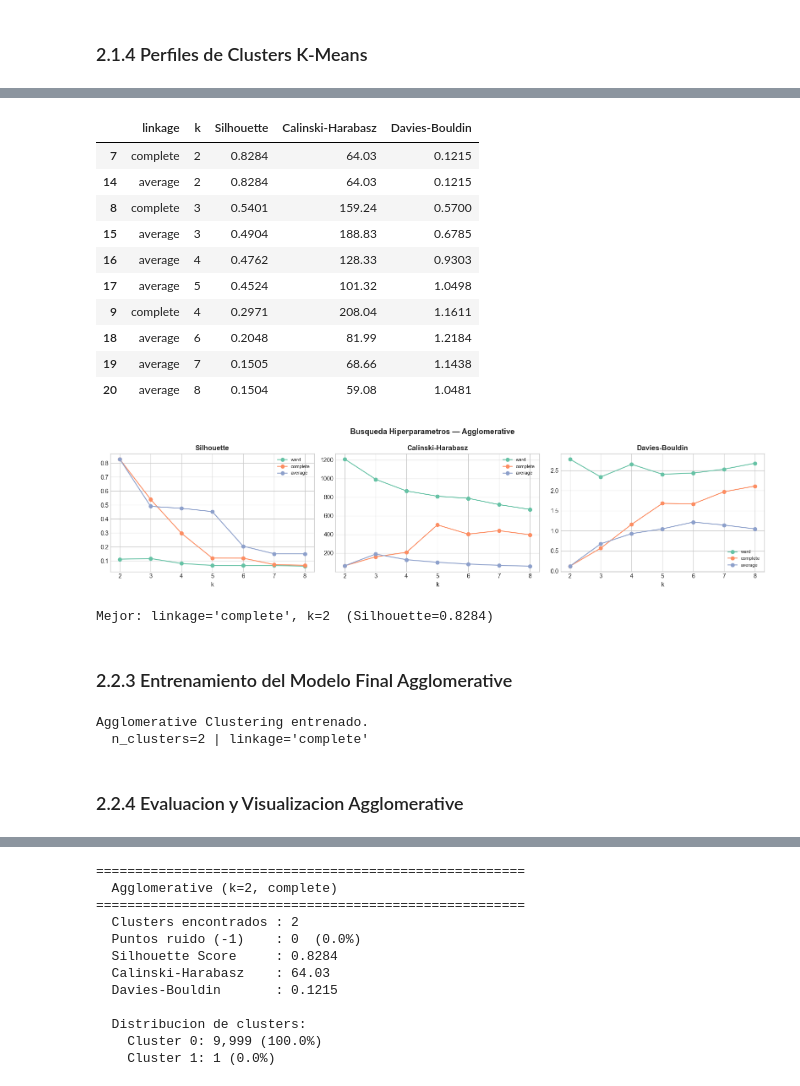
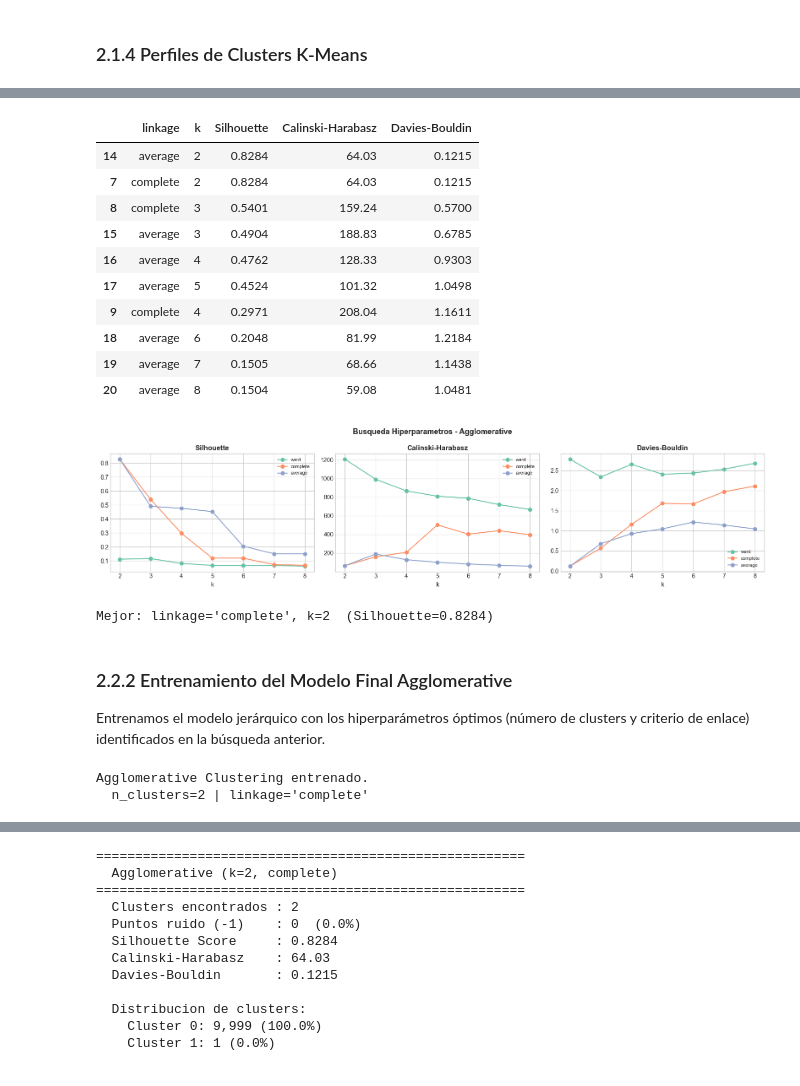
Before and after one commit to aspd-2501/Lab4-AM, a Jupyter notebook: Lab4.ipynb, the cells around one changed output, grey strips where cells are left out. Drawn from its saved outputs; the diff is of its cells as text; code cells hidden in the pictures.

```diff
--- a/Lab4.ipynb
+++ b/Lab4.ipynb
@@ -397,27 +346,21 @@ Con base en los hallazgos de la exploración, aplicamos las siguientes transform
 # %%
 df_clean = df.copy()
 
-# ── 1. Eliminar columnas no pertinentes ────────────────────────────────────────
+# Eliminar columnas no pertinentes
 # Columna índice (si existe)
 drop_cols = [c for c in df_clean.columns if c.lower() in ['unnamed: 0', 'id']]
 if drop_cols:
     df_clean.drop(columns=drop_cols, inplace=True)
     print(f"Columnas índice eliminadas: {drop_cols}")
 
-# ── 2. Separar variable de referencia (satisfacción) ──────────────────────────
-if 'satisfaction' in df_clean.columns:
-    satisfaction_ref = df_clean['satisfaction'].copy()
-    df_clean.drop(columns=['satisfaction'], inplace=True)
-    print(f"'satisfaction' separada como referencia cualitativa ({satisfaction_ref.nunique()} valores únicos).")
-
-# ── 3. Tratar valores nulos ────────────────────────────────────────────────────
+# Tratar valores nulos
 nulos_antes = df_clean.isnull().sum().sum()
 # Imputar columnas numéricas con mediana (robusto a outliers)
 for col in df_clean.select_dtypes(include=[np.number]).columns:
     if df_clean[col].isnull().any():
         mediana = df_clean[col].median()
         df_clean[col].fillna(mediana, inplace=True)
-        print(f"  → '{col}': nulos imputados con mediana ({mediana:.2f})")
+        print(f" '{col}': nulos imputados con mediana ({mediana:.2f})")
 
 # Imputar columnas categóricas con moda
 for col in df_clean.select_dtypes(include='object').columns:
@@ -429,13 +372,13 @@ for col in df_clean.select_dtypes(include='object').columns:
 nulos_despues = df_clean.isnull().sum().sum()
 print(f"\nNulos antes: {nulos_antes} | Después: {nulos_despues}")
 
-# ── 4. Eliminar duplicados ─────────────────────────────────────────────────────
+# Eliminar duplicados
 n_dup = df_clean.duplicated().sum()
 df_clean.drop_duplicates(inplace=True)
 df_clean.reset_index(drop=True, inplace=True)
 print(f"\n Duplicados eliminados: {n_dup}")
 
-# ── 5. Corregir valores de calificaciones fuera de rango [0,5] ────────────────
+# Corregir valores de calificaciones fuera de rango [0,5]
 rating_cols = [c for c in df_clean.select_dtypes(include=[np.number]).columns
                if df_clean[c].max() <= 6 and df_clean[c].min() >= 0 and df_clean[c].nunique() <= 7]
 for col in rating_cols:
@@ -759,7 +705,7 @@ resultados['K-Means'] = res_kmeans
 df_perfiles = X_raw.copy()
 df_perfiles['Cluster_KMeans'] = kmeans_labels
 
-print("=== PERFIL PROMEDIO POR CLUSTER ===")
+print("PERFIL PROMEDIO POR CLUSTER")
 display(df_perfiles.groupby('Cluster_KMeans')[COLS_NUM_CONT].mean().round(2).T)
 
 
@@ -771,11 +717,11 @@ centroids_norm = pd.DataFrame(scaler_viz.fit_transform(centroids_raw),
 fig, ax = plt.subplots(figsize=(14, max(4, best_k)))
 sns.heatmap(centroids_norm.T, annot=True, fmt='.2f', cmap='YlOrRd',
             linewidths=0.5, ax=ax, annot_kws={'size': 8})
-ax.set_title(f'Centroides K-Means (k={best_k}) — Valores normalizados [0,1]', fontweight='bold')
+ax.set_title(f'Centroides K-Means (k={best_k}) - Valores normalizados [0,1]', fontweight='bold')
 plt.tight_layout(); plt.show()
 
 if COLS_CAT:
-    print("\n=== DISTRIBUCION CATEGORICA POR CLUSTER ===")
+    print("\nDISTRIBUCION CATEGORICA POR CLUSTER")
     for col in COLS_CAT[:3]:
         ct = pd.crosstab(df_perfiles['Cluster_KMeans'], df_perfiles[col], normalize='index').round(3)
         print(f"\n{col}:"); display(ct)
@@ -835,15 +764,0 @@ El clustering jerarquico aglomerativo construye una **jerarquia de clusters** de
-# %%
-from scipy.cluster.hierarchy import dendrogram, linkage as scipy_linkage
-
-SAMPLE_SIZE = min(500, len(X_prep))
-np.random.seed(RANDOM_STATE)
-idx_sample = np.random.choice(len(X_prep), SAMPLE_SIZE, replace=False)
-X_sample = X_prep[idx_sample]
-
-Z = scipy_linkage(X_sample, method='ward')
-fig, ax = plt.subplots(figsize=(16, 5))
-dendrogram(Z, ax=ax, truncate_mode='lastp', p=30, leaf_rotation=90,
-           color_threshold=0.7 * max(Z[:, 2]))
-ax.set_title(f'Dendrograma (Ward) — Muestra {SAMPLE_SIZE} puntos', fontweight='bold')
-ax.set_xlabel('Clusters'); ax.set_ylabel('Distancia')
-plt.tight_layout(); plt.show()
@@ -857,36 +801,36 @@ K_RANGE_AGG = range(2, 9)
 resultados_agg = []
 
 for link in LINKAGES:
     for k in K_RANGE_AGG:
         try:
             labels_agg_tmp = AgglomerativeClustering(n_clusters=k, linkage=link).fit_predict(X_prep)
             sil = silhouette_score(X_prep, labels_agg_tmp)
             ch  = calinski_harabasz_score(X_prep, labels_agg_tmp)
             db  = davies_bouldin_score(X_prep, labels_agg_tmp)
             resultados_agg.append({'linkage': link, 'k': k,
                 'Silhouette': round(sil,4), 'Calinski-Harabasz': round(ch,2), 'Davies-Bouldin': round(db,4)})
         except Exception as e:
             print(f"  Error {link} k={k}: {e}")
 
 df_agg_search = pd.DataFrame(resultados_agg)
 display(df_agg_search.sort_values('Silhouette', ascending=False).head(10))
 
 fig, axes = plt.subplots(1, 3, figsize=(16, 4))
 for ax, metric in zip(axes, ['Silhouette','Calinski-Harabasz','Davies-Bouldin']):
     for link in LINKAGES:
         sub = df_agg_search[df_agg_search['linkage']==link]
         ax.plot(sub['k'], sub[metric], 'o-', label=link)
     ax.set_xlabel('k'); ax.set_title(metric, fontweight='bold'); ax.legend(fontsize=8)
-plt.suptitle('Busqueda Hiperparametros — Agglomerative', fontsize=13, fontweight='bold')
+plt.suptitle('Busqueda Hiperparametros - Agglomerative', fontsize=13, fontweight='bold')
 plt.tight_layout(); plt.show()
 
 best_agg = df_agg_search.loc[df_agg_search['Silhouette'].idxmax()]
 best_k_agg = int(best_agg['k']); best_link_agg = best_agg['linkage']
 print(f"\nMejor: linkage='{best_link_agg}', k={best_k_agg}  (Silhouette={best_agg['Silhouette']:.4f})")
 # %% [output]
 |  | linkage | k | Silhouette | Calinski-Harabasz | Davies-Bouldin |
+| 14 | average | 2 | 0.8284 | 64.03 | 0.1215 |
 | 7 | complete | 2 | 0.8284 | 64.03 | 0.1215 |
-| 14 | average | 2 | 0.8284 | 64.03 | 0.1215 |
 | 8 | complete | 3 | 0.5401 | 159.24 | 0.5700 |
 | 15 | average | 3 | 0.4904 | 188.83 | 0.6785 |
 | 16 | average | 4 | 0.4762 | 128.33 | 0.9303 |
@@ -897,8 +841,10 @@ print(f"\nMejor: linkage='{best_link_agg}', k={best_k_agg}  (Silhouette={best_ag
 | 20 | average | 8 | 0.1504 | 59.08 | 1.0481 |
 [figure]
 Mejor: linkage='complete', k=2  (Silhouette=0.8284)
-# %% [markdown]
-### 2.2.3 Entrenamiento del Modelo Final Agglomerative
+# %% [markdown]
+### 2.2.2 Entrenamiento del Modelo Final Agglomerative
+
+Entrenamos el modelo jerárquico con los hiperparámetros óptimos (número de clusters y criterio de enlace) identificados en la búsqueda anterior.
 # %%
 # AgglomerativeClustering no tiene predict(), se aplica directamente sobre X_prep.
 # El pipeline de preprocesamiento queda documentado y reutilizable para nuevos datos.
@@ -910,5 +856,3 @@ print(f"  n_clusters={best_k_agg} | linkage='{best_link_agg}'")
 # %% [output]
 Agglomerative Clustering entrenado.
   n_clusters=2 | linkage='complete'
-# %% [markdown]
-### 2.2.4 Evaluacion y Visualizacion Agglomerative
```
Also changed, not shown: parts of 115 cells of this notebook.
